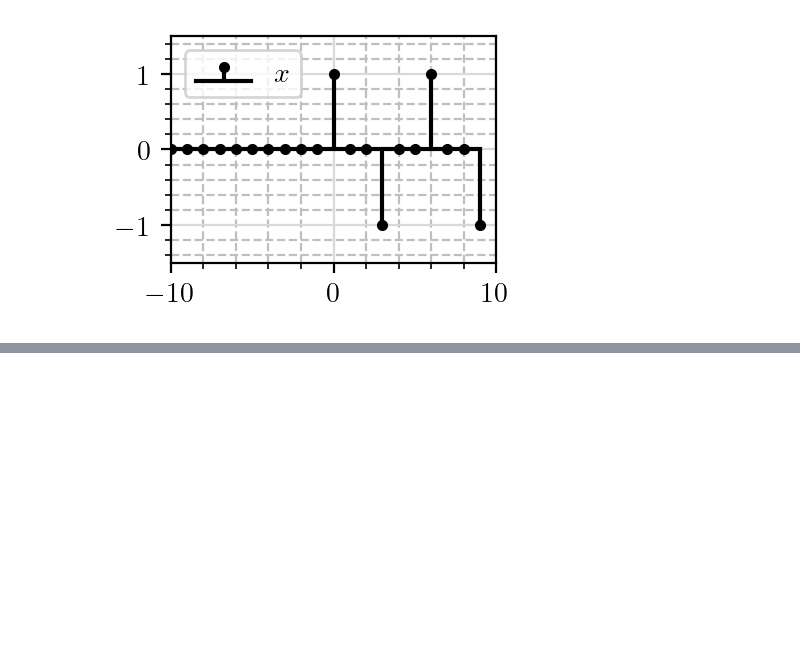
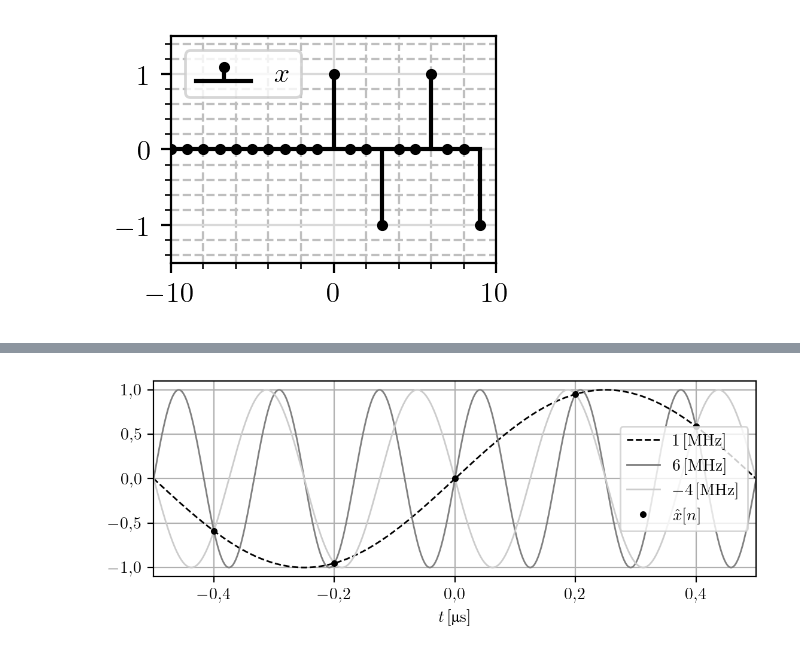
Before and after one commit to djokicd/zbirka-sis, a Jupyter notebook: 1_uvod/1_osnovne_osobine_signala/fig/uvod_plotovi.ipynb, the cells around one changed output, grey strips where cells are left out. Drawn from its saved outputs; the diff is of its cells as text; code cells hidden in the pictures; blank space fills up the shorter version.

```diff
--- a/1_uvod/1_osnovne_osobine_signala/fig/uvod_plotovi.ipynb
+++ b/1_uvod/1_osnovne_osobine_signala/fig/uvod_plotovi.ipynb
@@ -387,0 +418,28 @@ savefig("crtaj_dt_d.pdf", bbox_inches="tight")
+# %%
+width = 165 / 25.4 # sirina
+height = width / 3
+
+fig = figure (figsize = (width, height), dpi = 200)
+xlim([-0.5,0.5])
+
+x = linspace(-5, 5, 10000)
+
+y = [ 0  for t in x]
+#plot(x, y, 'k', linewidth=1.5)
+
+y = x**2 - 1
+plot(x, sin(2*pi*x), 'k--', linewidth=1, label=r"$1\rm\,[MHz]$")
+plot(x, sin(2*pi*6*x), '0.5', linewidth=1, label=r"$6\rm\,[MHz]$")
+plot(x, sin(2*pi*(1-5)*x), '0.8', linewidth=1, label=r"$-4\rm\,[MHz]$")
+
+xs = arange(-5, 5, 0.2)
+plot(xs, sin(2*pi*xs), 'k.', linewidth=1, label=r"$\hat x[n]$")
+
+xlabel(r"$t\,\rm[\upmu s]$")
+
+legend()
+grid()
+
+savefig("sinus_odabiranje_rekonstrukcija.pdf", bbox_inches="tight", pad_inches=0)
+# %% [output]
+[figure, added]
```
Also changed, not shown: parts of 6 cells of this notebook, 17 other files.
